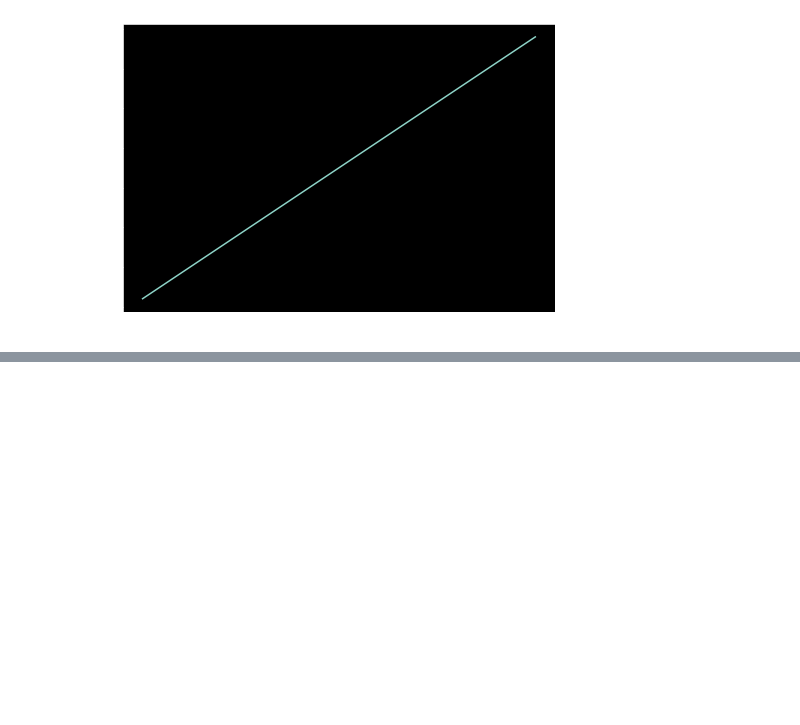
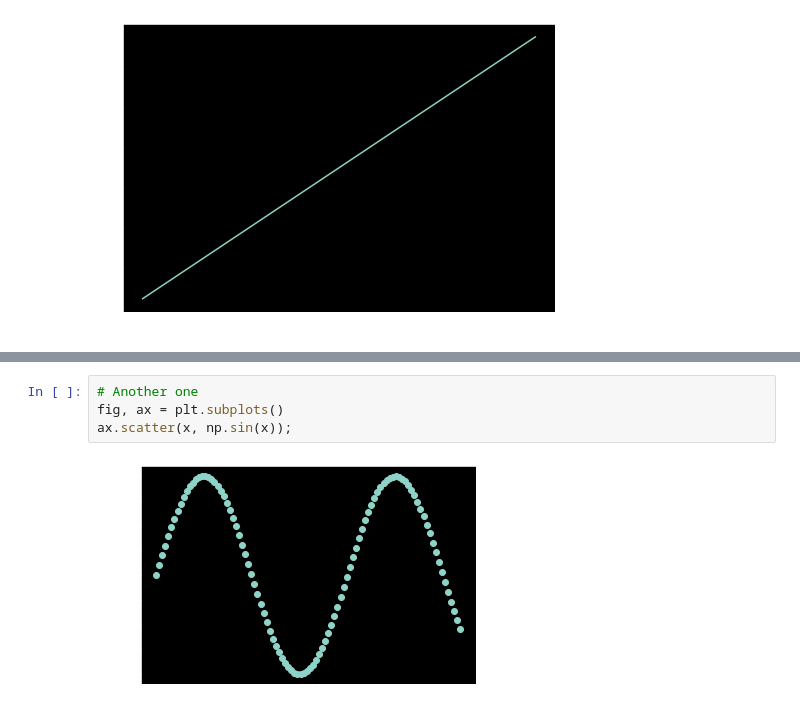
Before and after one commit to gvtsch/Udemy_ZTM_Data_Science, a Jupyter notebook: Introduction to Matplotlib.ipynb, the cells around one changed output, grey strips where cells are left out. Drawn from its saved outputs; the diff is of its cells as text; blank space fills up the shorter version.

```diff
--- a/Introduction to Matplotlib.ipynb
+++ b/Introduction to Matplotlib.ipynb
@@ -47,0 +103,6 @@ ax.plot(x, [50, 100, 200, 250]);
+# %%
+# Another one
+fig, ax = plt.subplots()
+ax.scatter(x, np.sin(x));
+# %% [output]
+[figure, added]
```
Also changed, not shown: parts of 58 cells of this notebook, 1 other file.
